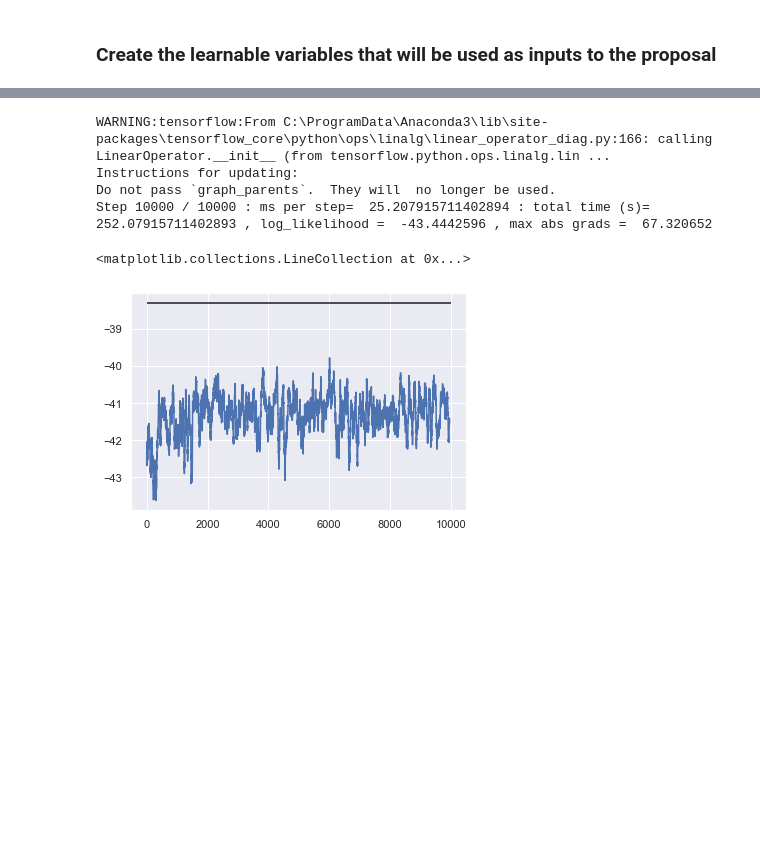
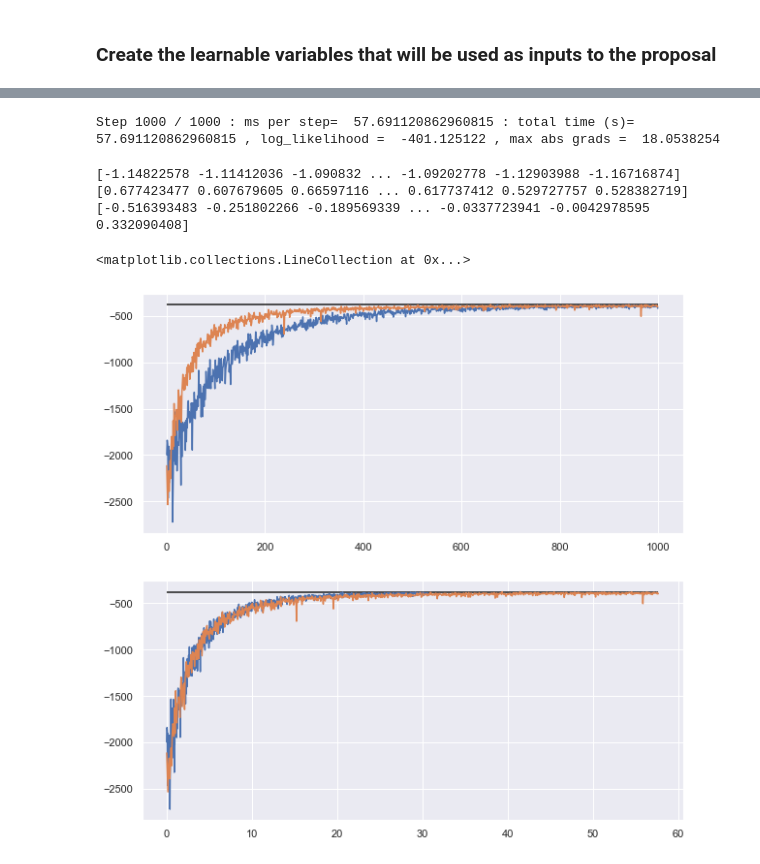
Before and after one commit to JTT94/filterflow, a Jupyter notebook: notebooks/examples/LGSSOptimalProposal.ipynb, the cells around one changed output, grey strips where cells are left out. Saved outputs shown, nothing was run; the diff lists cells and outputs as text; code cells hidden in the pictures; blank space fills up the shorter version.

```diff
--- a/notebooks/examples/LGSSOptimalProposal.ipynb
+++ b/notebooks/examples/LGSSOptimalProposal.ipynb
@@ -235,0 +294,4 @@ adam = tf.optimizers.Adam(lr = 1e-3)
+# %%
+n_iter = 1000
+# %%
+sys_ll, _, sys_time = train_niter(systematic_smc, tf.constant(n_iter))
@@ -244,8 +307,0 @@ tf.print(tf.reduce_mean(mu_ts, 0))
-# %%
-n_iter = 10000
-ll, grads = train(adam, systematic_smc, tf.constant(n_iter))
-# %% [output]
-WARNING:tensorflow:From C:\ProgramData\Anaconda3\lib\site-packages\tensorflow_core\python\ops\linalg\linear_operator_diag.py:166: calling LinearOperator.__init__ (from tensorflow.python.ops.linalg.lin ...
-Instructions for updating:
-Do not pass `graph_parents`.  They will  no longer be used.
-Step 10000 / 10000 : ms per step=  25.207915711402894 : total time (s)=  252.07915711402893 , log_likelihood =  -43.4442596 , max abs grads =  67.320652
@@ -256,8 +308,26 @@ def moving_average(data_set, periods=3):
-# %%
-plt.plot(moving_average(ll.numpy(), 50))
-plt.hlines(true_log_likelihood, 0, 10000)
-# %% [output]
-<matplotlib.collections.LineCollection at 0x...>
-[figure, removed]
+# %%
+reg_ll, _, reg_time = train_niter(regularized_smc, tf.constant(n_iter))
+# %% [output]
+Step 1000 / 1000 : ms per step=  57.691120862960815 : total time (s)=  57.691120862960815 , log_likelihood =  -401.125122 , max abs grads =  18.0538254
+# %%
+tf.print(tf.reduce_mean(log_sigma_ts, 0))
+tf.print(tf.reduce_mean(beta_ts, 0))
+tf.print(tf.reduce_mean(mu_ts, 0))
+# %% [output]
+[-1.14822578 -1.11412036 -1.090832 ... -1.09202778 -1.12903988 -1.16716874]
+[0.677423477 0.607679605 0.66597116 ... 0.617737412 0.529727757 0.528382719]
+[-0.516393483 -0.251802266 -0.189569339 ... -0.0337723941 -0.0042978595 0.332090408]
+# %%
+fig, axes = plt.subplots(2, figsize=(10, 10))
+axes[0].plot(sys_ll.numpy())
+axes[0].plot(reg_ll.numpy())
+axes[0].hlines(true_log_likelihood, 0, n_iter)
+
+axes[1].plot(sys_time.numpy(), sys_ll.numpy())
+axes[1].plot(reg_time.numpy(), reg_ll.numpy())
+axes[1].hlines(true_log_likelihood, 0, reg_time.numpy()[-1])
+# %% [output]
+<matplotlib.collections.LineCollection at 0x...>
+[figure, added]
 # %%
 tf.reduce_mean(beta_ts, 0)
```
Also changed, not shown: parts of 22 cells of this notebook, 6 other files.
